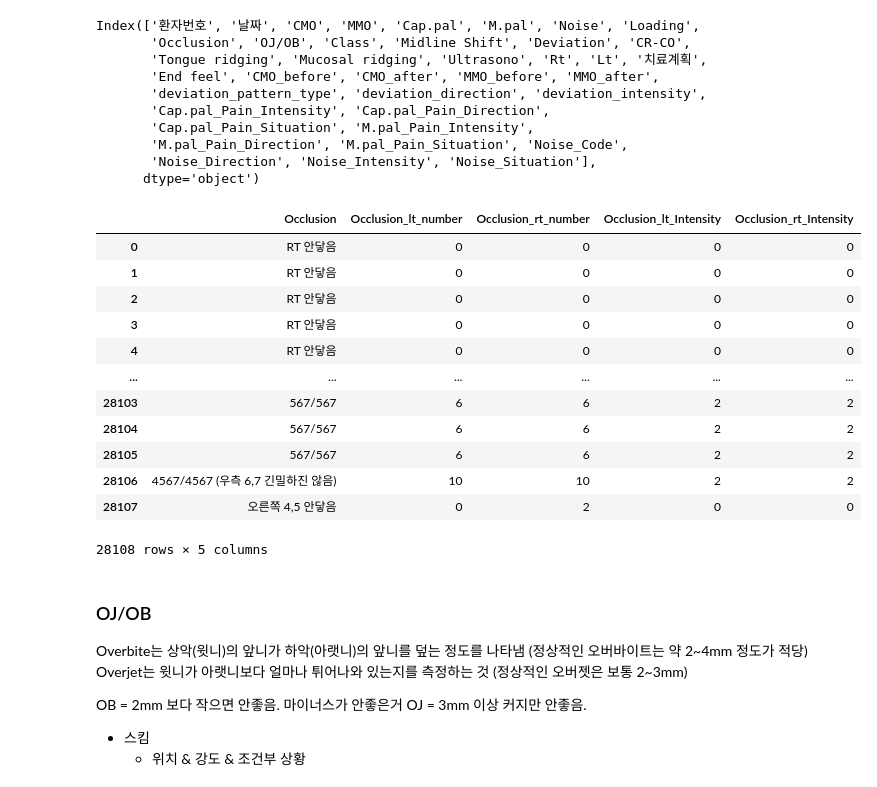
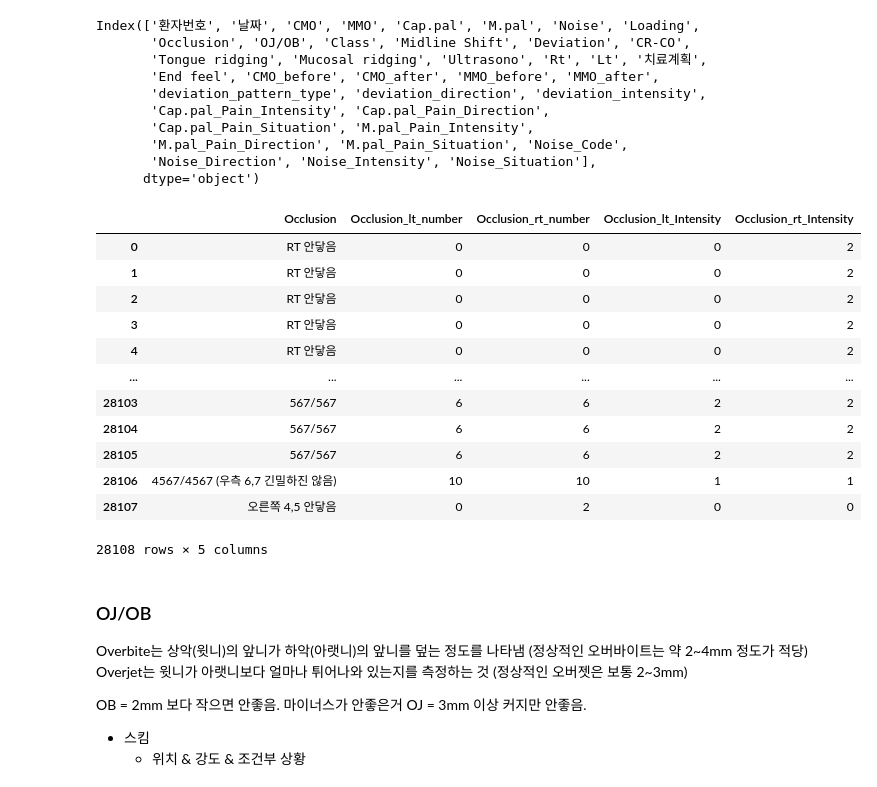
Before and after one commit to skadudd/prj_centum, a Jupyter notebook: numeric_parse/data_cleansing.ipynb, the cells around one changed output. Drawn from its saved outputs; the diff is of its cells as text; code cells hidden in the pictures.

```diff
--- a/numeric_parse/data_cleansing.ipynb
+++ b/numeric_parse/data_cleansing.ipynb
@@ -955,10 +955,10 @@ def expand_occlusion_dataframe_v2(df, occlusion_col='Occlusion'):
     df_res = df.copy()
 
     classified = df_res[occlusion_col].apply(classify_occlusion_v2)
-    df_res['occulusion_lt_number']      = classified.apply(lambda x: x[0])
-    df_res['occulusion_rt_number']      = classified.apply(lambda x: x[1])
-    df_res['Occulusion_lt_Intensity']   = classified.apply(lambda x: x[2])
-    df_res['Occulusion_rt_Intensity']   = classified.apply(lambda x: x[3])
+    df_res['Occlusion_lt_number']      = classified.apply(lambda x: x[0])
+    df_res['Occlusion_rt_number']      = classified.apply(lambda x: x[1])
+    df_res['Occlusion_lt_Intensity']   = classified.apply(lambda x: x[2])
+    df_res['Occlusion_rt_Intensity']   = classified.apply(lambda x: x[3])
 
     return df_res
 # %%
@@ -975,20 +975,22 @@ Index(['환자번호', '날짜', 'CMO', 'MMO', 'Cap.pal', 'M.pal', 'Noise', 'Loa
        'Noise_Direction', 'Noise_Intensity', 'Noise_Situation'],
       dtype='object')
 # %%
-df = expand_occlusion_dataframe(df)
-df[['Occlusion','Occlusion_lt_number', 'Occlusion_rt_number', 'Occlusion_lt_Intensity', 'Occlusion_rt_Intensity']]
+# df = expand_occlusion_dataframe(df)
+df = expand_occlusion_dataframe_v2(df)
+
+df[['Occlusion', 'Occlusion_lt_number', 'Occlusion_rt_number', 'Occlusion_lt_Intensity', 'Occlusion_rt_Intensity']]
 # %% [output]
 |  | Occlusion | Occlusion_lt_number | Occlusion_rt_number | Occlusion_lt_Intensity | Occlusion_rt_Intensity |
-| 0 | RT 안닿음 | 0 | 0 | 0 | 0 |
-| 1 | RT 안닿음 | 0 | 0 | 0 | 0 |
-| 2 | RT 안닿음 | 0 | 0 | 0 | 0 |
-| 3 | RT 안닿음 | 0 | 0 | 0 | 0 |
-| 4 | RT 안닿음 | 0 | 0 | 0 | 0 |
+| 0 | RT 안닿음 | 0 | 0 | 0 | 2 |
+| 1 | RT 안닿음 | 0 | 0 | 0 | 2 |
+| 2 | RT 안닿음 | 0 | 0 | 0 | 2 |
+| 3 | RT 안닿음 | 0 | 0 | 0 | 2 |
+| 4 | RT 안닿음 | 0 | 0 | 0 | 2 |
 | ... | ... | ... | ... | ... | ... |
 | 28103 | 567/567 | 6 | 6 | 2 | 2 |
 | 28104 | 567/567 | 6 | 6 | 2 | 2 |
 | 28105 | 567/567 | 6 | 6 | 2 | 2 |
-| 28106 | 4567/4567 (우측 6,7 긴밀하진 않음) | 10 | 10 | 2 | 2 |
+| 28106 | 4567/4567 (우측 6,7 긴밀하진 않음) | 10 | 10 | 1 | 1 |
 | 28107 | 오른쪽 4,5 안닿음 | 0 | 2 | 0 | 0 |
 28108 rows × 5 columns
 # %% [markdown]
```
Also changed, not shown: parts of 25 cells of this notebook, 3 other files.
